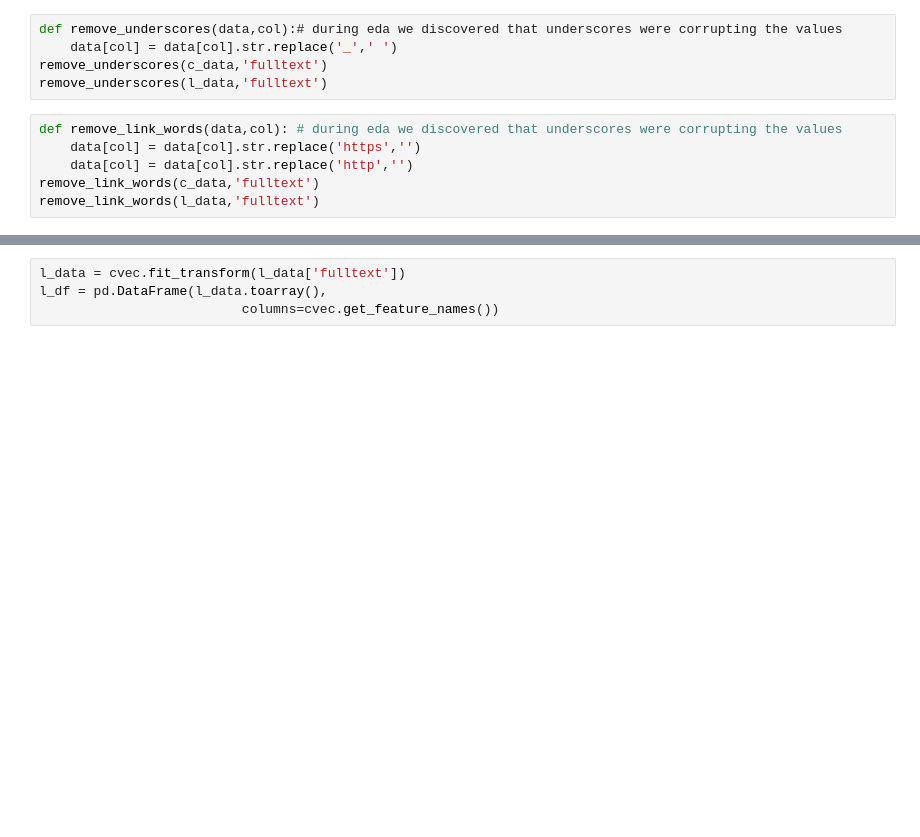
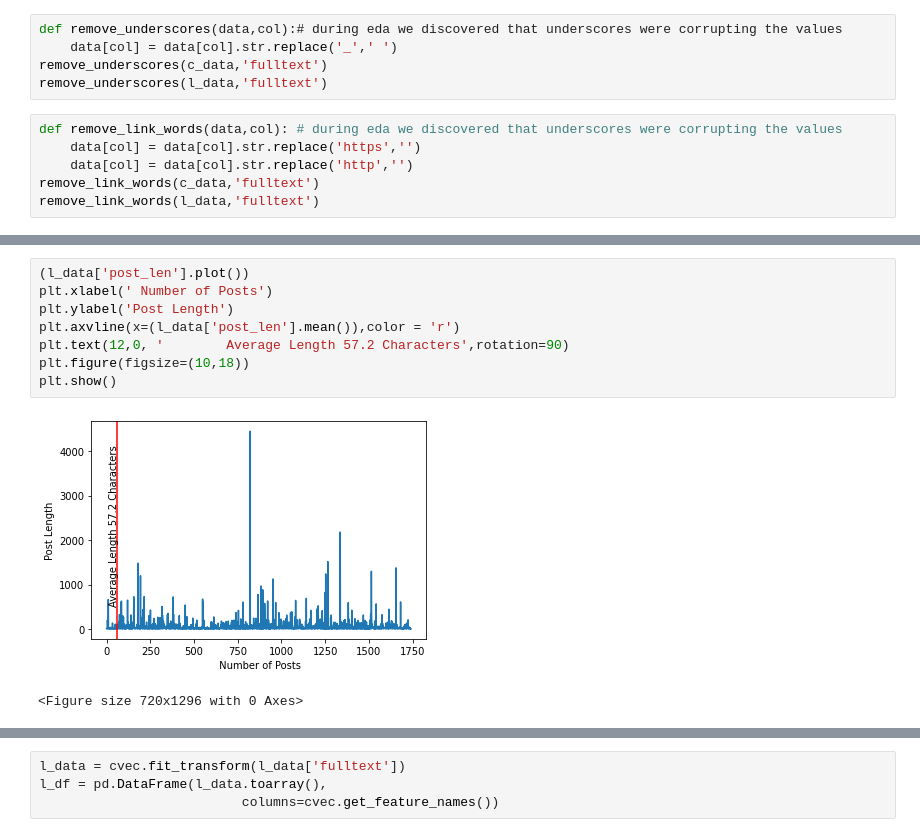
Before and after one commit to Agelf123/reddit_project, a Jupyter notebook: code/political_classification_modeling.ipynb, the cells around one changed output, grey strips where cells are left out. Cells and saved outputs as stored; diff of their text form; blank space fills up the shorter version.

```diff
--- a/code/political_classification_modeling.ipynb
+++ b/code/political_classification_modeling.ipynb
@@ -90,0 +106,11 @@ remove_link_words(l_data,'fulltext')
+# %%
+(l_data['post_len'].plot())
+plt.xlabel(' Number of Posts')
+plt.ylabel('Post Length')
+plt.axvline(x=(l_data['post_len'].mean()),color = 'r')
+plt.text(12,0, '        Average Length 57.2 Characters',rotation=90)
+plt.figure(figsize=(10,18))
+plt.show()
+# %% [output]
+[figure, added]
+<Figure size 720x1296 with 0 Axes>
```
Also changed, not shown: parts of 41 cells of this notebook.
